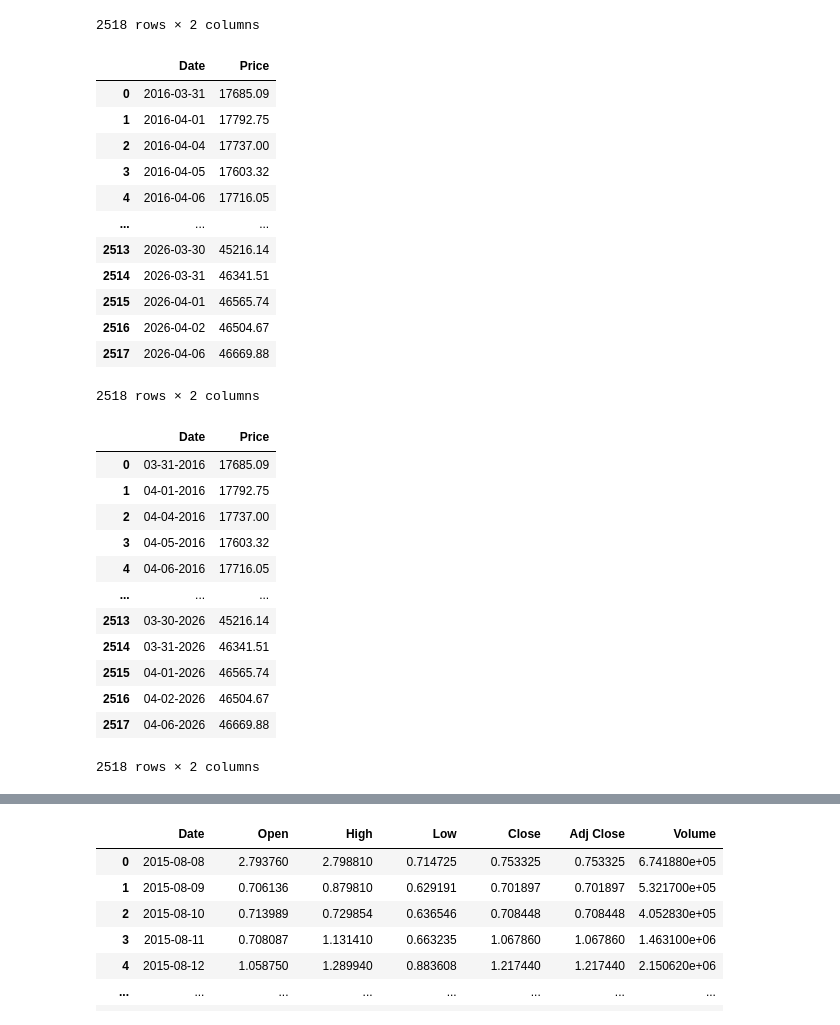
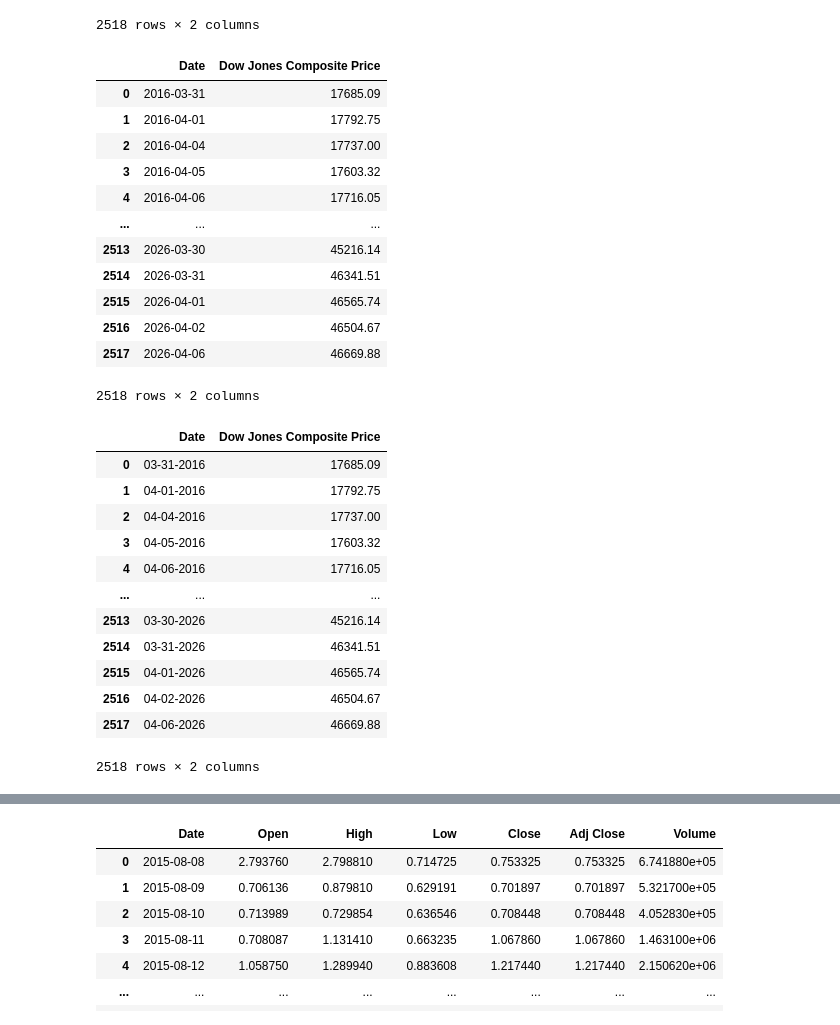
Before and after one commit to elchitlando/Final-Project, a Jupyter notebook: Final_Project_3.ipynb, the cells around one changed output, grey strips where cells are left out. Cells and saved outputs as stored; diff of their text form; code cells hidden in the pictures.

```diff
--- a/Final_Project_3.ipynb
+++ b/Final_Project_3.ipynb
@@ -268,10 +339,10 @@ dow
 | 2517 | 2026-04-06 | 46669.88 |
 2518 rows × 2 columns
 # %%
-dow = dow.rename(columns = {"Effective date " : "Date", "Dow Jones Industrial Average" : "Price"})
+dow = dow.rename(columns = {"Effective date " : "Date", "Dow Jones Industrial Average" : "Dow Jones Composite Price"})
 dow
 # %% [output]
-|  | Date | Price |
+|  | Date | Dow Jones Composite Price |
 | 0 | 2016-03-31 | 17685.09 |
 | 1 | 2016-04-01 | 17792.75 |
 | 2 | 2016-04-04 | 17737.00 |
@@ -289,7 +360,7 @@ dow["Date"] = pd.to_datetime(dow["Date"], format = "%Y-%M-%d")
 dow["Date"] = dow["Date"].dt.strftime("%m-%d-%Y")
 dow
 # %% [output]
-|  | Date | Price |
+|  | Date | Dow Jones Composite Price |
 | 0 | 03-31-2016 | 17685.09 |
 | 1 | 04-01-2016 | 17792.75 |
 | 2 | 04-04-2016 | 17737.00 |
```
Also changed, not shown: parts of 60 cells of this notebook, 27 other files.
